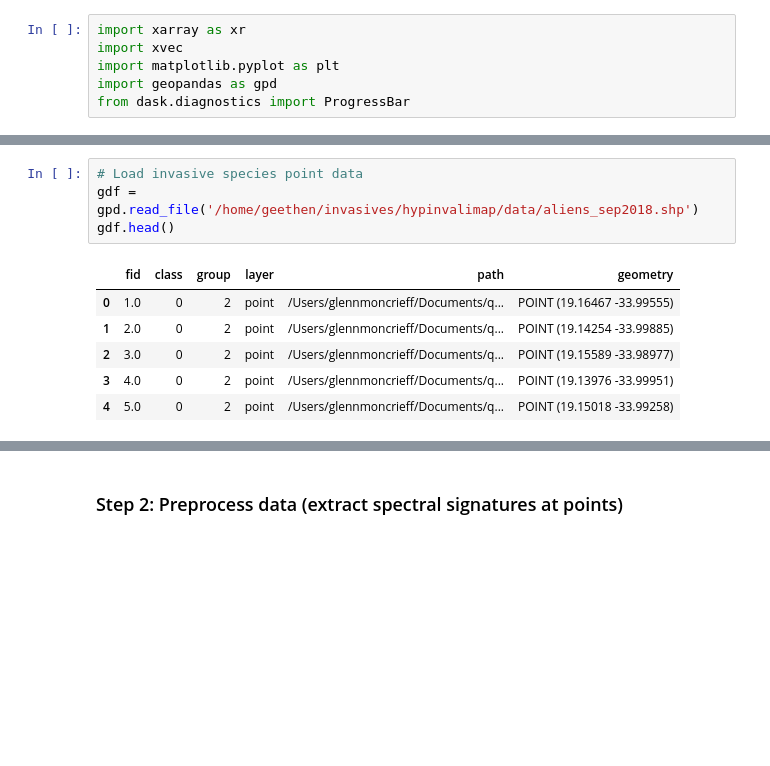
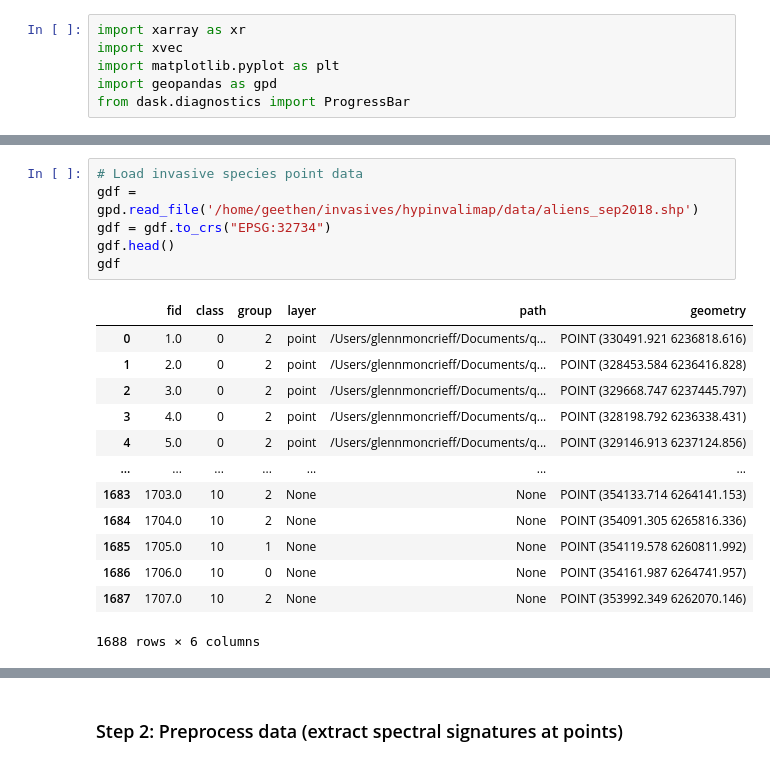
Before and after one commit to Geethen/hypinvalimap, a Jupyter notebook: code/Basic_ML_pipeline.ipynb, the cells around one changed output, grey strips where cells are left out. Saved outputs shown, nothing was run; the diff lists cells and outputs as text; blank space fills up the shorter version.

```diff
--- a/code/Basic_ML_pipeline.ipynb
+++ b/code/Basic_ML_pipeline.ipynb
@@ -57,11 +58,20 @@ Attributes: (0)
 # %%
 # Load invasive species point data
 gdf = gpd.read_file('/home/geethen/invasives/hypinvalimap/data/aliens_sep2018.shp')
+gdf = gdf.to_crs("EPSG:32734")
 gdf.head()
+gdf
 # %% [output]
 |  | fid | class | group | layer | path | geometry |
-| 0 | 1.0 | 0 | 2 | point | /Users/glennmoncrieff/Documents/q... | POINT (19.16467 -33.99555) |
-| 1 | 2.0 | 0 | 2 | point | /Users/glennmoncrieff/Documents/q... | POINT (19.14254 -33.99885) |
-| 2 | 3.0 | 0 | 2 | point | /Users/glennmoncrieff/Documents/q... | POINT (19.15589 -33.98977) |
-| 3 | 4.0 | 0 | 2 | point | /Users/glennmoncrieff/Documents/q... | POINT (19.13976 -33.99951) |
-| 4 | 5.0 | 0 | 2 | point | /Users/glennmoncrieff/Documents/q... | POINT (19.15018 -33.99258) |
+| 0 | 1.0 | 0 | 2 | point | /Users/glennmoncrieff/Documents/q... | POINT (330491.921 6236818.616) |
+| 1 | 2.0 | 0 | 2 | point | /Users/glennmoncrieff/Documents/q... | POINT (328453.584 6236416.828) |
+| 2 | 3.0 | 0 | 2 | point | /Users/glennmoncrieff/Documents/q... | POINT (329668.747 6237445.797) |
+| 3 | 4.0 | 0 | 2 | point | /Users/glennmoncrieff/Documents/q... | POINT (328198.792 6236338.431) |
+| 4 | 5.0 | 0 | 2 | point | /Users/glennmoncrieff/Documents/q... | POINT (329146.913 6237124.856) |
+| ... | ... | ... | ... | ... | ... | ... |
+| 1683 | 1703.0 | 10 | 2 | None | None | POINT (354133.714 6264141.153) |
+| 1684 | 1704.0 | 10 | 2 | None | None | POINT (354091.305 6265816.336) |
+| 1685 | 1705.0 | 10 | 1 | None | None | POINT (354119.578 6260811.992) |
+| 1686 | 1706.0 | 10 | 0 | None | None | POINT (354161.987 6264741.957) |
+| 1687 | 1707.0 | 10 | 2 | None | None | POINT (353992.349 6262070.146) |
+1688 rows × 6 columns
```
Also changed, not shown: parts of 32 cells of this notebook, 3 other files.
